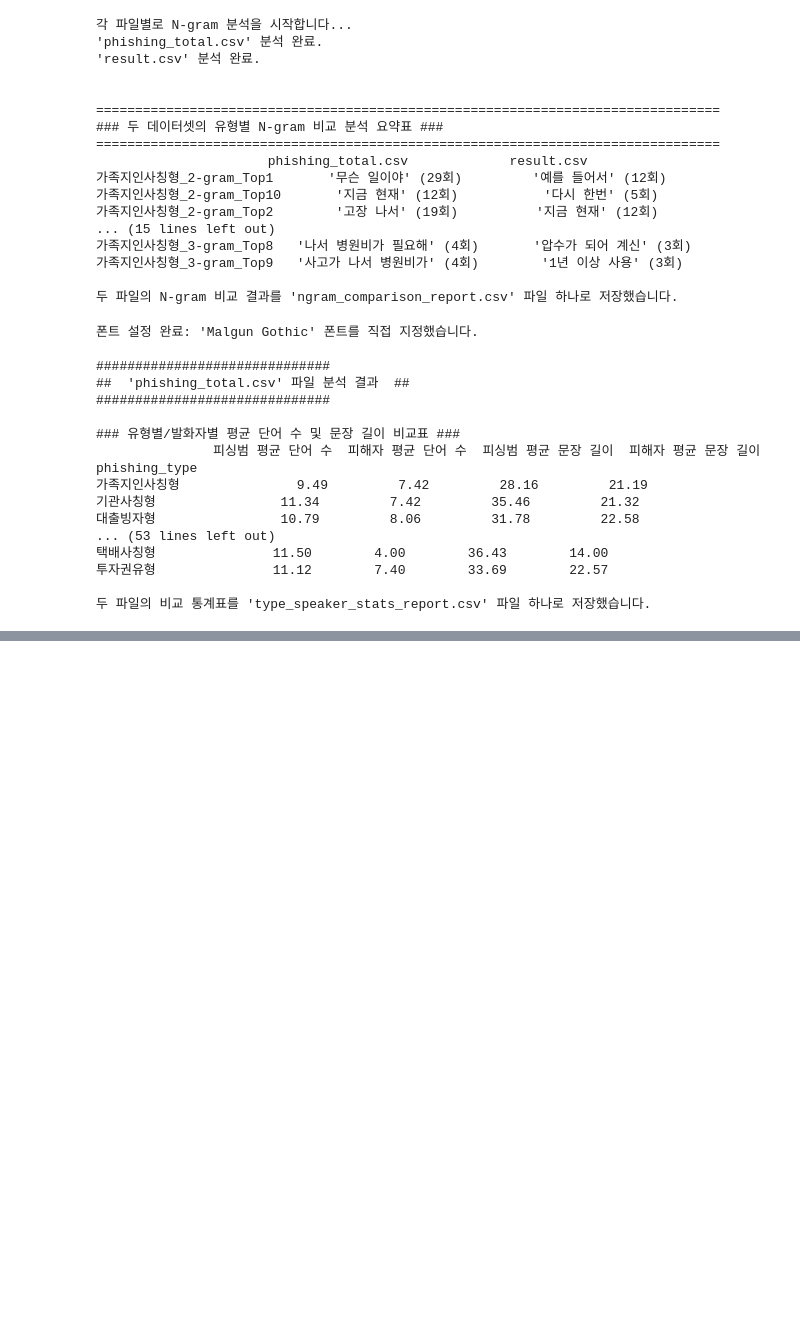
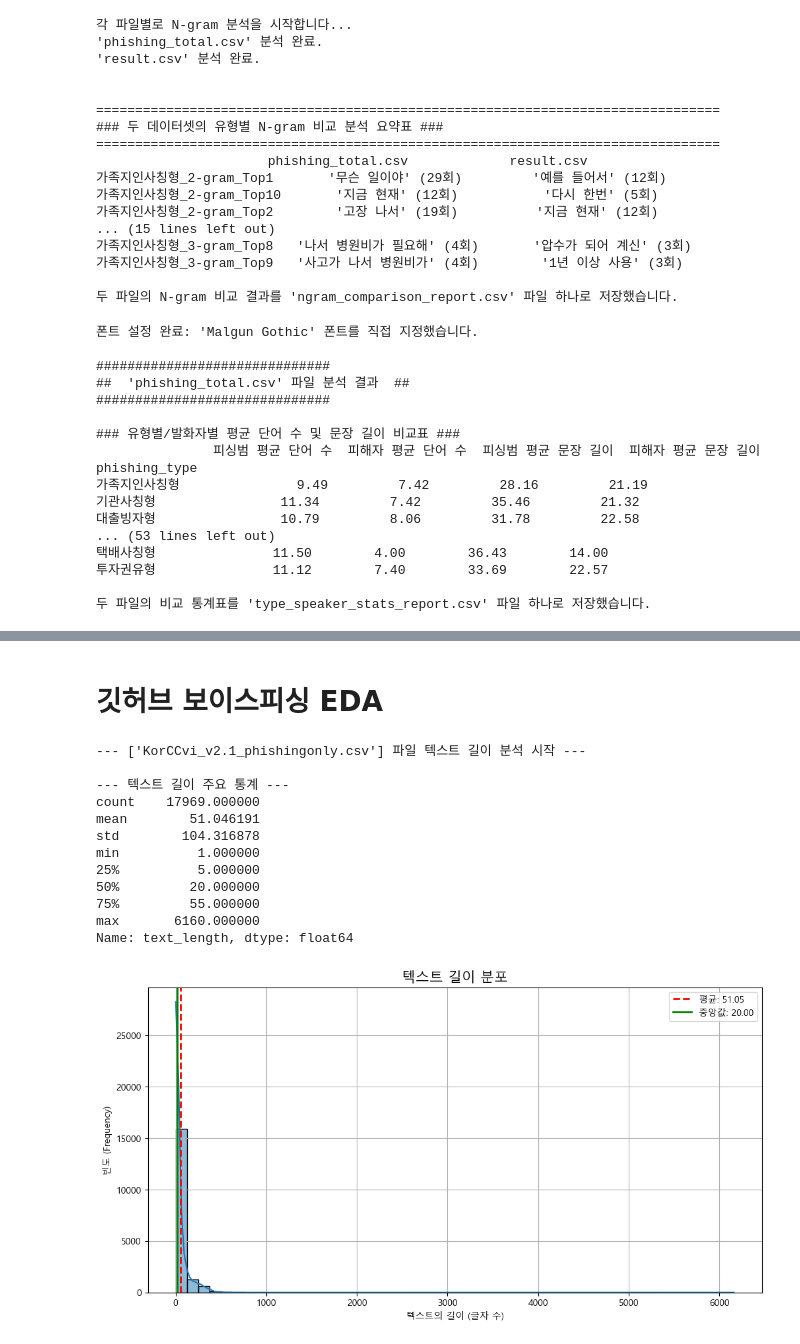
Before and after one commit to kwj903/woogawooga_project, a Jupyter notebook: dataset_create/Jinjoo/Jinjoo_추가EDA.ipynb, the cells around one changed output, grey strips where cells are left out. Cells and saved outputs as stored; diff of their text form; code cells hidden in the pictures; blank space fills up the shorter version.

```diff
--- a/dataset_create/Jinjoo/Jinjoo_추가EDA.ipynb
+++ b/dataset_create/Jinjoo/Jinjoo_추가EDA.ipynb
@@ -843,0 +1064,79 @@ phishing_type
+# %% [markdown]
+# 깃허브 보이스피싱 EDA
+# %%
+# 데이터 처리와 계산을 위한 라이브러리들을 불러옵니다.
+import pandas as pd
+import numpy as np
+import matplotlib.pyplot as plt
+import seaborn as sns
+
+# 한글 폰트가 깨지지 않도록 설정합니다.
+plt.rc("font", family="Malgun Gothic")
+plt.rcParams["axes.unicode_minus"] = False
+
+
+# 분석할 파일의 이름을 지정합니다.
+file_name = "KorCCvi_v2.1_phishingonly.csv"
+
+try:
+    # CSV 파일을 읽어옵니다.
+    df = pd.read_csv(file_name)
+    print(f"--- ['{file_name}'] 파일 텍스트 길이 분석 시작 ---")
+
+    # [1단계] 각 행의 텍스트 길이 계산
+    # .str.len() 함수는 각 텍스트의 길이를 계산해 줍니다.
+    # 혹시 모를 빈 값을 대비해 .fillna(0)으로 처리합니다.
+    df["text_length"] = df["text"].str.len().fillna(0)
+
+    # [2단계] 주요 통계량 계산 및 출력
+    # .describe() 함수는 평균, 표준편차, 사분위수 등 주요 통계치를 한 번에 보여줍니다.
+    print("\n--- 텍스트 길이 주요 통계 ---")
+    print(df["text_length"].describe())
+
+    # [3단계] 분포 시각화 (히스토그램)
+    plt.figure(figsize=(12, 6))
+    sns.histplot(df["text_length"], kde=True, bins=50)
+    plt.title("텍스트 길이 분포", fontsize=15)
+    plt.xlabel("텍스트의 길이 (글자 수)")
+    plt.ylabel("빈도 (Frequency)")
+    # 평균과 중앙값 위치에 수직선을 그려서 분포를 파악하기 쉽게 합니다.
+    plt.axvline(
+        df["text_length"].mean(),
+        color="red",
+        linestyle="--",
+        linewidth=2,
+        label=f"평균: {df['text_length'].mean():.2f}",
+    )
+    plt.axvline(
+        df["text_length"].median(),
+        color="green",
+        linestyle="-",
+        linewidth=2,
+        label=f"중앙값: {df['text_length'].median():.2f}",
+    )
+    plt.legend()
+    plt.grid(True)
+    plt.show()
+
+except FileNotFoundError:
+    print(
+        f" 오류: '{file_name}' 파일을 찾을 수 없습니다. 파일 이름을 다시 확인해주세요."
+    )
+except KeyError:
+    print(" 오류: 파일에 'text' 컬럼이 없습니다. 컬럼 이름을 확인해주세요.")
+except Exception as e:
+    print(f" 알 수 없는 오류가 발생했습니다: {e}")
+# %% [output]
+--- ['KorCCvi_v2.1_phishingonly.csv'] 파일 텍스트 길이 분석 시작 ---
+
+--- 텍스트 길이 주요 통계 ---
+count    17969.000000
+mean        51.046191
+std        104.316878
+min          1.000000
+25%          5.000000
+50%         20.000000
+75%         55.000000
+max       6160.000000
+Name: text_length, dtype: float64
+[figure, added]
```
Also changed, not shown: parts of 14 cells of this notebook, 11 other files.
